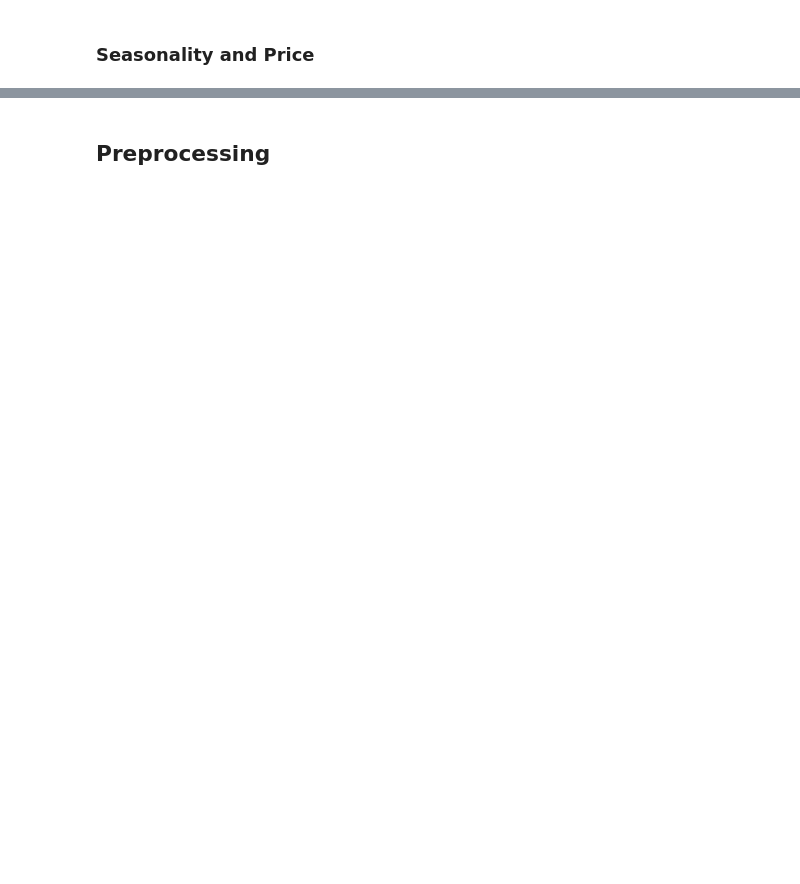
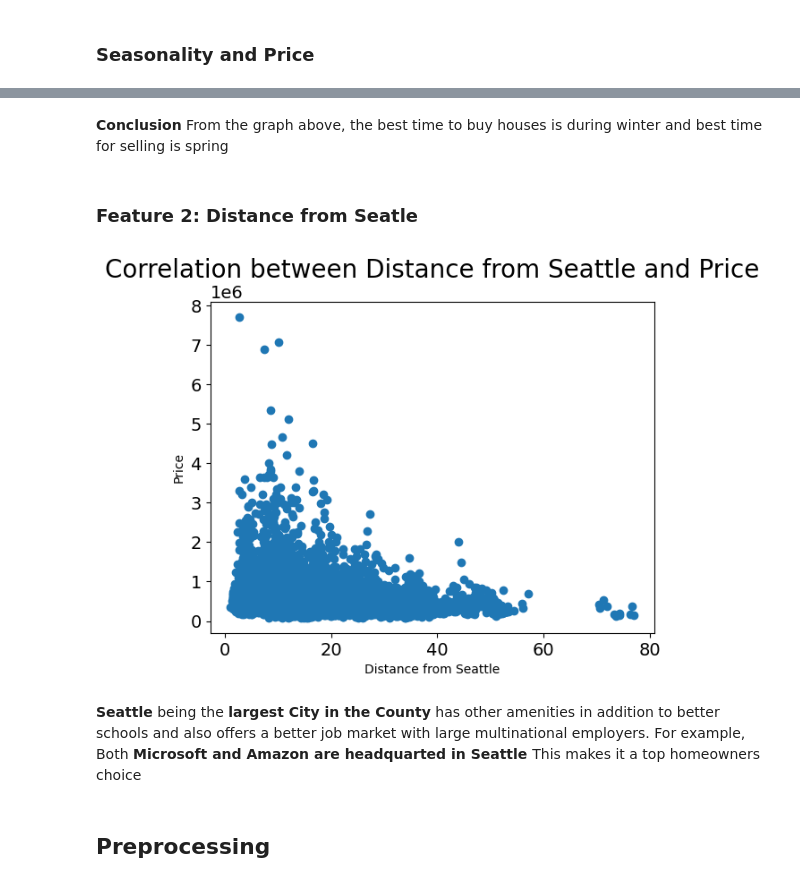
Before and after one commit to WatiriVivian/Phase2-DataScience-Project, a Jupyter notebook: student.ipynb, the cells around one changed output, grey strips where cells are left out. Cells and saved outputs as stored; diff of their text form; code cells hidden in the pictures; blank space fills up the shorter version.

```diff
--- a/student.ipynb
+++ b/student.ipynb
@@ -436,0 +445,4 @@ KeyError: 'date'
+# %% [markdown]
+<b>Conclusion</b> From the graph above,  the best time to buy houses is during winter and best time for selling is spring
+# %% [markdown]
+### Feature 2: Distance from Seatle
@@ -436,0 +472,18 @@ KeyError: 'date'
+# %%
+#Seattle is 47.6062° N, -122.3321° W </b
+
+kingcounty_df['distance_from_seattle'] = kingcounty_df.apply(lambda row: haversine_distance(row['lat'], row['long'], 47.6062, -122.3321), axis=1)
+
+# Create a scatter plot
+plt.scatter(kingcounty_df['distance_from_seattle'], kingcounty_df['price'])
+plt.xlabel('Distance from Seattle')
+plt.ylabel('Price')
+plt.title('Correlation between Distance from Seattle and Price')
+
+# Display the plot
+plt.show()
+# %% [output]
+[figure, added]
+# %% [markdown]
+<b>Seattle</b> being the <b>largest City in the County</b> has other amenities in addition to better schools and also offers a better job market with large multinational employers. For example, Both <b> Microsoft and Amazon are headquarted in Seattle </b>
+This makes it a top homeowners choice
```
Also changed, not shown: parts of 20 cells of this notebook.
